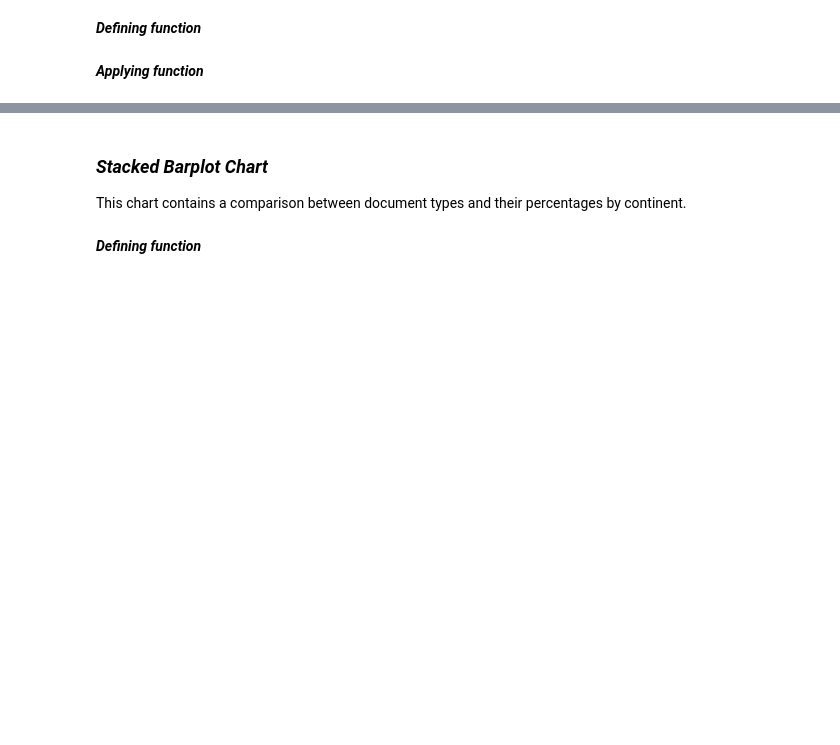
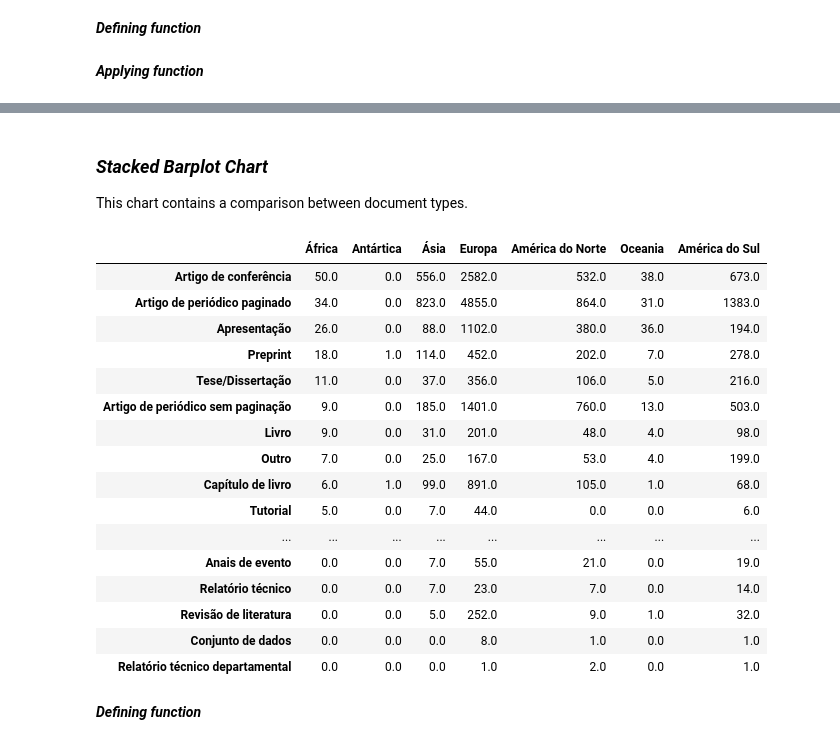
Before and after one commit to sarahrubia/eliscript, a Jupyter notebook: source/ELIScript_analysis.ipynb, the cells around one changed output, grey strips where cells are left out. Drawn from its saved outputs; the diff is of its cells as text; code cells hidden in the pictures; blank space fills up the shorter version.

```diff
--- a/source/ELIScript_analysis.ipynb
+++ b/source/ELIScript_analysis.ipynb
@@ -528,4 +527,4 @@ plot_type_percent_chart(df_type_percent)
 # %% [markdown]
 ### ***Stacked Barplot Chart***
 
-This chart contains a comparison between document types and their percentages by continent.
+This chart contains a comparison between document types.
@@ -532,2 +554,27 @@ This chart contains a comparison between document types and their percentages by
+# %%
+continents = ['África', 'Antártica', 'Ásia', 'Europa', 'América do Norte', 'Oceania', 'América do Sul']
+
+doc_type_df = list_dict_to_df(list_dict_type_complete, continents, 'doc_types_by_continent')
+doc_type_df = doc_type_df.T
+doc_type_df = doc_type_df.fillna(0)
+doc_type_df
+# %% [output]
+|  | África | Antártica | Ásia | Europa | América do Norte | Oceania | América do Sul |
+| Artigo de conferência | 50.0 | 0.0 | 556.0 | 2582.0 | 532.0 | 38.0 | 673.0 |
+| Artigo de periódico paginado | 34.0 | 0.0 | 823.0 | 4855.0 | 864.0 | 31.0 | 1383.0 |
+| Apresentação | 26.0 | 0.0 | 88.0 | 1102.0 | 380.0 | 36.0 | 194.0 |
+| Preprint | 18.0 | 1.0 | 114.0 | 452.0 | 202.0 | 7.0 | 278.0 |
+| Tese/Dissertação | 11.0 | 0.0 | 37.0 | 356.0 | 106.0 | 5.0 | 216.0 |
+| Artigo de periódico sem paginação | 9.0 | 0.0 | 185.0 | 1401.0 | 760.0 | 13.0 | 503.0 |
+| Livro | 9.0 | 0.0 | 31.0 | 201.0 | 48.0 | 4.0 | 98.0 |
+| Outro | 7.0 | 0.0 | 25.0 | 167.0 | 53.0 | 4.0 | 199.0 |
+| Capítulo de livro | 6.0 | 1.0 | 99.0 | 891.0 | 105.0 | 1.0 | 68.0 |
+| Tutorial | 5.0 | 0.0 | 7.0 | 44.0 | 0.0 | 0.0 | 6.0 |
+| ... | ... | ... | ... | ... | ... | ... | ... |
+| Anais de evento | 0.0 | 0.0 | 7.0 | 55.0 | 21.0 | 0.0 | 19.0 |
+| Relatório técnico | 0.0 | 0.0 | 7.0 | 23.0 | 7.0 | 0.0 | 14.0 |
+| Revisão de literatura | 0.0 | 0.0 | 5.0 | 252.0 | 9.0 | 1.0 | 32.0 |
+| Conjunto de dados | 0.0 | 0.0 | 0.0 | 8.0 | 1.0 | 0.0 | 1.0 |
+| Relatório técnico departamental | 0.0 | 0.0 | 0.0 | 1.0 | 2.0 | 0.0 | 1.0 |
 # %% [markdown]
 ***Defining function***
```
Also changed, not shown: parts of 55 cells of this notebook, 11 other files.
